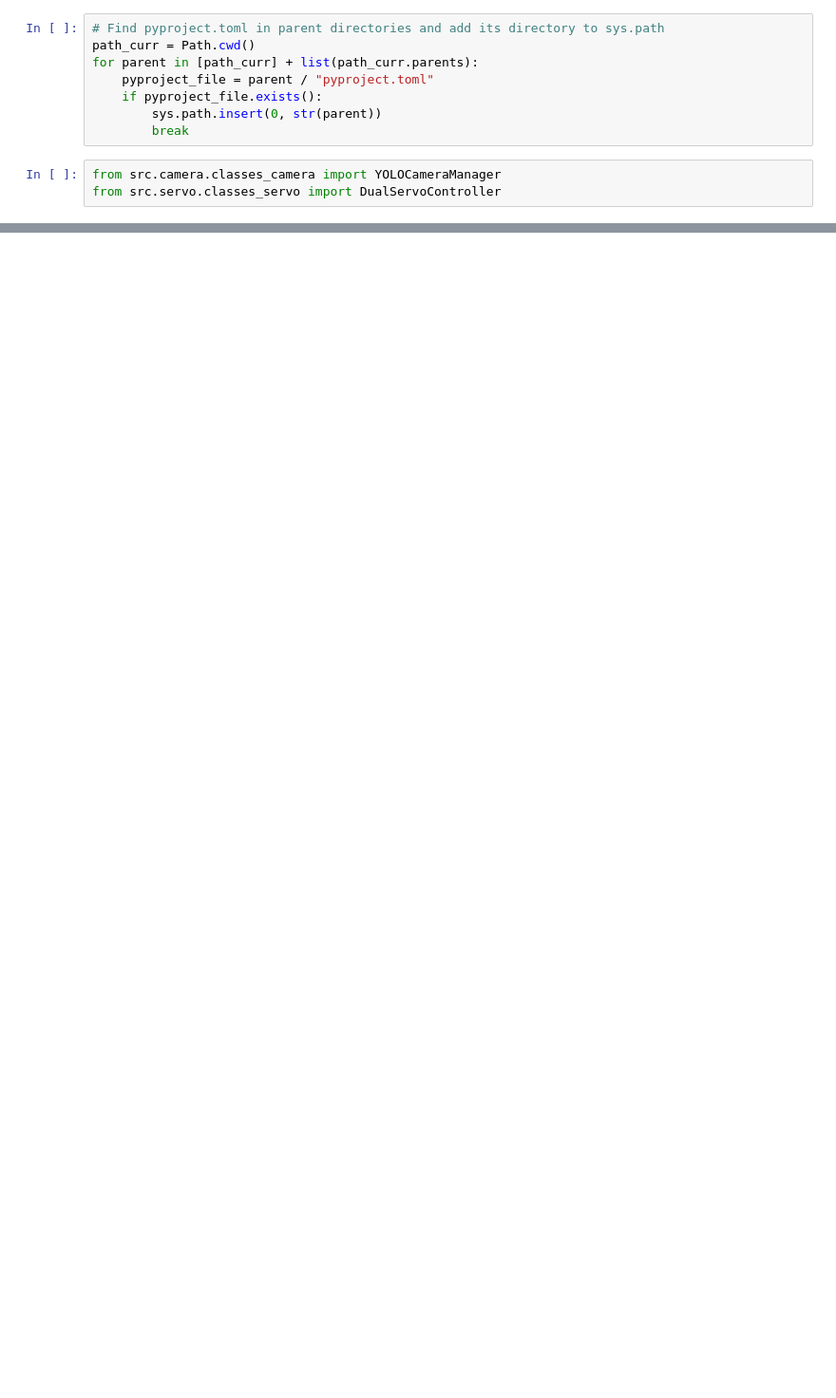
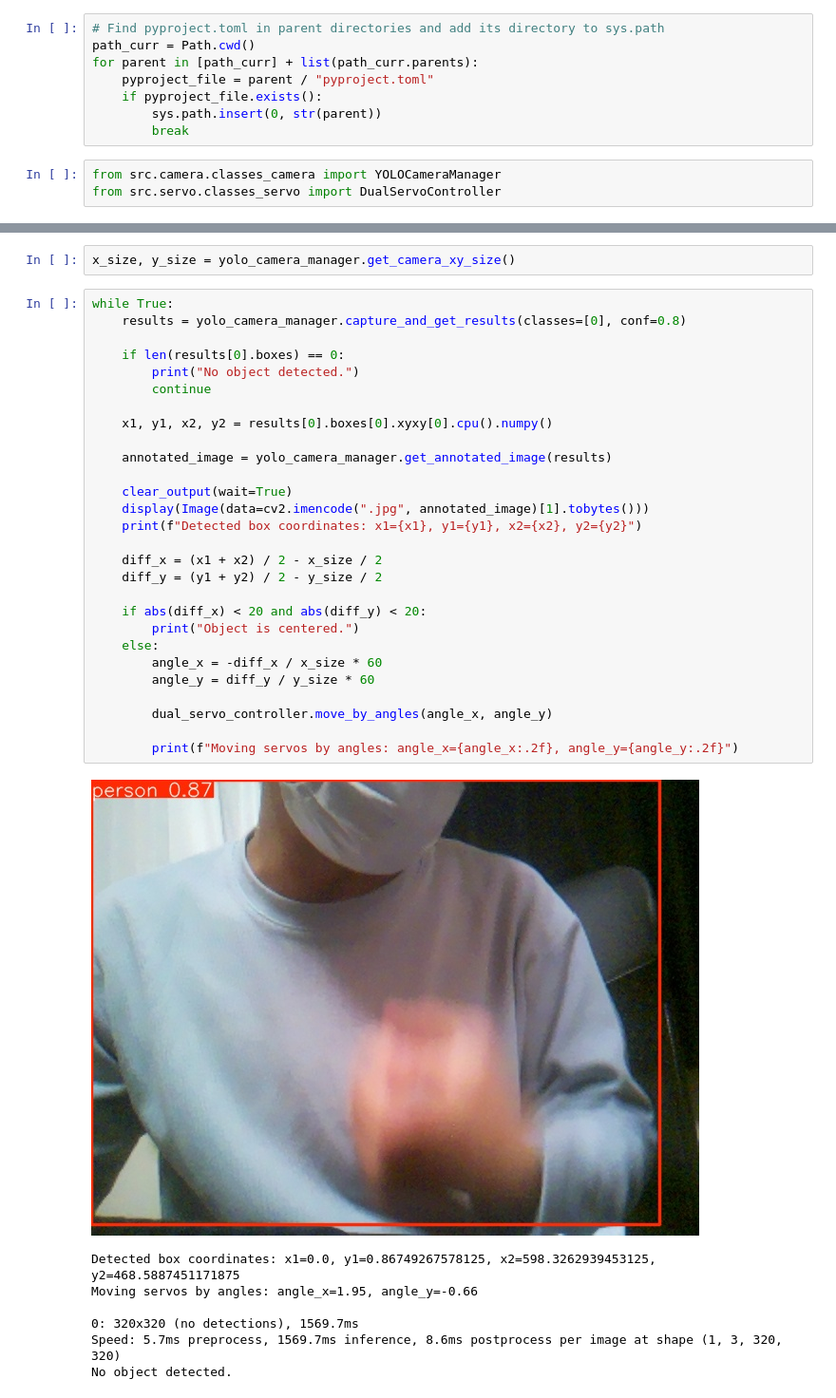
Before and after one commit to Masanovich/YOLO_on_Raspberry_Pi, a Jupyter notebook: notebooks/260110_09_YOLO_camera_on_servo.ipynb, the cells around one changed output, grey strips where cells are left out. Shown at 95% size. Saved outputs shown, nothing was run; the diff lists cells and outputs as text; blank space fills up the shorter version.

```diff
--- a/notebooks/260110_09_YOLO_camera_on_servo.ipynb
+++ b/notebooks/260110_09_YOLO_camera_on_servo.ipynb
@@ -51,0 +40,38 @@ dual_servo_controller.move_by_angles(pan_angle=0, tilt_angle=-10)
+# %%
+x_size, y_size = yolo_camera_manager.get_camera_xy_size()
+# %%
+while True:
+    results = yolo_camera_manager.capture_and_get_results(classes=[0], conf=0.8)
+
+    if len(results[0].boxes) == 0:
+        print("No object detected.")
+        continue
+
+    x1, y1, x2, y2 = results[0].boxes[0].xyxy[0].cpu().numpy()
+
+    annotated_image = yolo_camera_manager.get_annotated_image(results)
+
+    clear_output(wait=True)
+    display(Image(data=cv2.imencode(".jpg", annotated_image)[1].tobytes()))
+    print(f"Detected box coordinates: x1={x1}, y1={y1}, x2={x2}, y2={y2}")
+
+    diff_x = (x1 + x2) / 2 - x_size / 2
+    diff_y = (y1 + y2) / 2 - y_size / 2
+
+    if abs(diff_x) < 20 and abs(diff_y) < 20:
+        print("Object is centered.")
+    else:
+        angle_x = -diff_x / x_size * 60
+        angle_y = diff_y / y_size * 60
+
+        dual_servo_controller.move_by_angles(angle_x, angle_y)
+
+        print(f"Moving servos by angles: angle_x={angle_x:.2f}, angle_y={angle_y:.2f}")
+# %% [output]
+[figure, added]
+Detected box coordinates: x1=0.0, y1=0.86749267578125, x2=598.3262939453125, y2=468.5887451171875
+Moving servos by angles: angle_x=1.95, angle_y=-0.66
+
+0: 320x320 (no detections), 1569.7ms
+Speed: 5.7ms preprocess, 1569.7ms inference, 8.6ms postprocess per image at shape (1, 3, 320, 320)
+No object detected.
```
Also changed, not shown: parts of 7 cells of this notebook, 2 other files.
